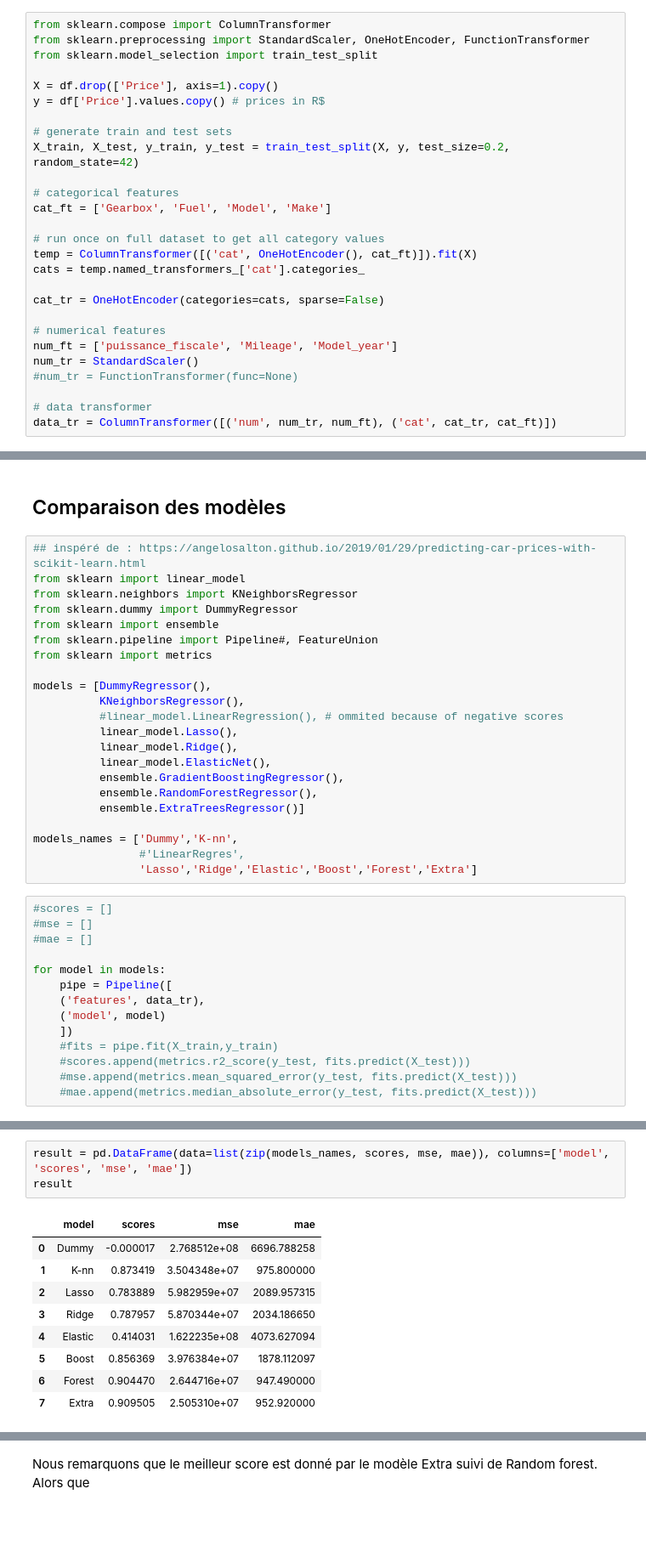
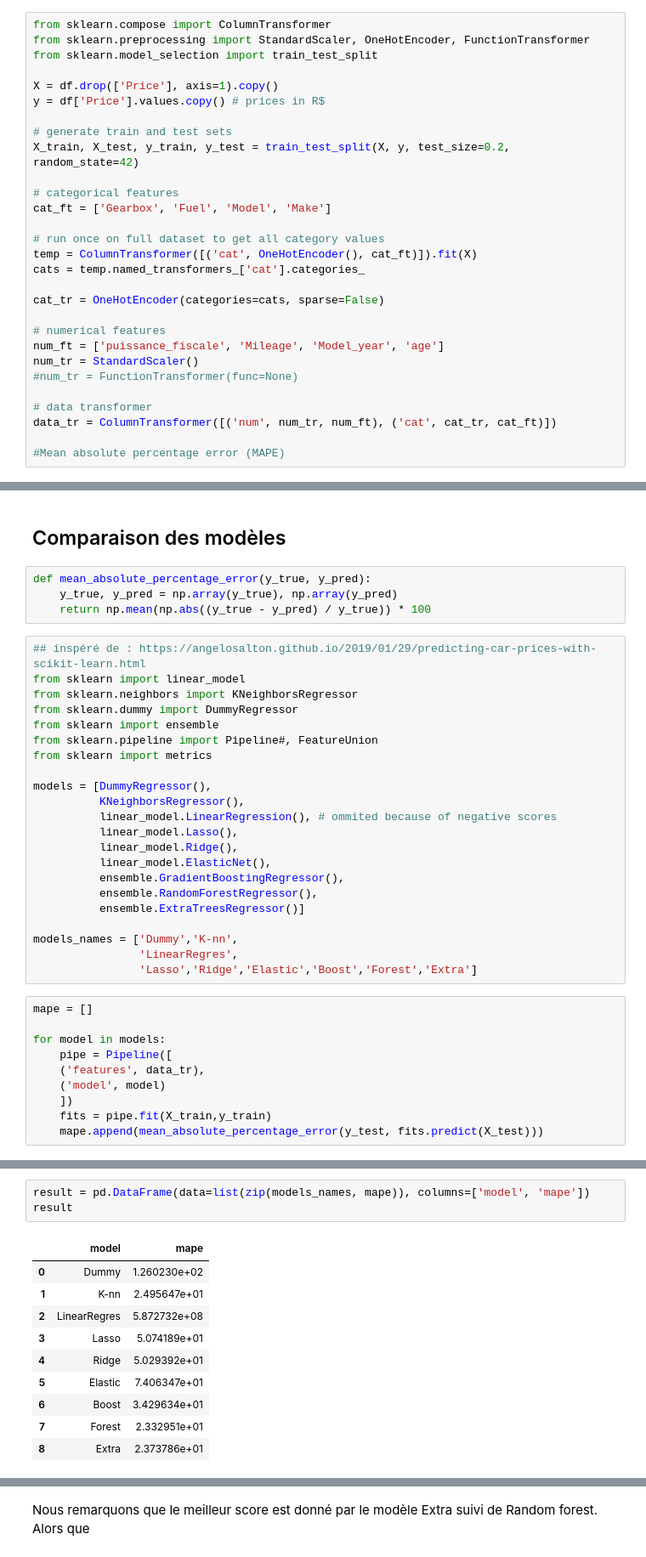
Before and after one commit to lyes1/projet_data_automobile, a Jupyter notebook: Projet_estimation_vehicule.ipynb, the cells around one changed output, grey strips where cells are left out. Shown at 85% size. Saved outputs shown, nothing was run; the diff lists cells and outputs as text; blank space fills up the shorter version.

```diff
--- a/Projet_estimation_vehicule.ipynb
+++ b/Projet_estimation_vehicule.ipynb
@@ -449,12 +540,14 @@ cats = temp.named_transformers_['cat'].categories_
 cat_tr = OneHotEncoder(categories=cats, sparse=False)
 
 # numerical features
-num_ft = ['puissance_fiscale', 'Mileage', 'Model_year']
+num_ft = ['puissance_fiscale', 'Mileage', 'Model_year', 'age']
 num_tr = StandardScaler()
 #num_tr = FunctionTransformer(func=None)
 
 # data transformer
 data_tr = ColumnTransformer([('num', num_tr, num_ft), ('cat', cat_tr, cat_ft)])
+
+#Mean absolute percentage error (MAPE)
 # %%
 type(data_tr)
 # %% [output]
@@ -563,6 +656,10 @@ X_train.shape, X_test.shape
 ((111685, 6), (55010, 6))
 # %% [markdown]
 ## Comparaison des modèles
+# %%
+def mean_absolute_percentage_error(y_true, y_pred):
+    y_true, y_pred = np.array(y_true), np.array(y_pred)
+    return np.mean(np.abs((y_true - y_pred) / y_true)) * 100
 # %%
 ## inspéré de : https://angelosalton.github.io/2019/01/29/predicting-car-prices-with-scikit-learn.html
 from sklearn import linear_model
@@ -574,7 +671,7 @@ from sklearn import metrics
 
 models = [DummyRegressor(),
           KNeighborsRegressor(),
-          #linear_model.LinearRegression(), # ommited because of negative scores
+          linear_model.LinearRegression(), # ommited because of negative scores
           linear_model.Lasso(),
           linear_model.Ridge(),
           linear_model.ElasticNet(),
@@ -583,19 +680,15 @@ models = [DummyRegressor(),
           ensemble.ExtraTreesRegressor()]
 
 models_names = ['Dummy','K-nn',
-                #'LinearRegres',
+                'LinearRegres',
                 'Lasso','Ridge','Elastic','Boost','Forest','Extra']
 # %%
-#scores = []
-#mse = []
-#mae = []
+mape = []
 
 for model in models:
     pipe = Pipeline([
     ('features', data_tr),
     ('model', model)
     ])
-    #fits = pipe.fit(X_train,y_train)
-    #scores.append(metrics.r2_score(y_test, fits.predict(X_test)))
-    #mse.append(metrics.mean_squared_error(y_test, fits.predict(X_test)))
-    #mae.append(metrics.median_absolute_error(y_test, fits.predict(X_test)))
+    fits = pipe.fit(X_train,y_train)
+    mape.append(mean_absolute_percentage_error(y_test, fits.predict(X_test)))
@@ -613,13 +695,14 @@ Text(0, 0.5, 'Median absolute error')
 # %%
-result = pd.DataFrame(data=list(zip(models_names, scores, mse, mae)), columns=['model', 'scores', 'mse', 'mae'])
+result = pd.DataFrame(data=list(zip(models_names, mape)), columns=['model', 'mape'])
 result
 # %% [output]
-|  | model | scores | mse | mae |
-| 0 | Dummy | -0.000017 | 2.768512e+08 | 6696.788258 |
-| 1 | K-nn | 0.873419 | 3.504348e+07 | 975.800000 |
-| 2 | Lasso | 0.783889 | 5.982959e+07 | 2089.957315 |
-| 3 | Ridge | 0.787957 | 5.870344e+07 | 2034.186650 |
-| 4 | Elastic | 0.414031 | 1.622235e+08 | 4073.627094 |
-| 5 | Boost | 0.856369 | 3.976384e+07 | 1878.112097 |
-| 6 | Forest | 0.904470 | 2.644716e+07 | 947.490000 |
-| 7 | Extra | 0.909505 | 2.505310e+07 | 952.920000 |
+|  | model | mape |
+| 0 | Dummy | 1.260230e+02 |
+| 1 | K-nn | 2.495647e+01 |
+| 2 | LinearRegres | 5.872732e+08 |
+| 3 | Lasso | 5.074189e+01 |
+| 4 | Ridge | 5.029392e+01 |
+| 5 | Elastic | 7.406347e+01 |
+| 6 | Boost | 3.429634e+01 |
+| 7 | Forest | 2.332951e+01 |
+| 8 | Extra | 2.373786e+01 |
```
Also changed, not shown: parts of 31 cells of this notebook.
